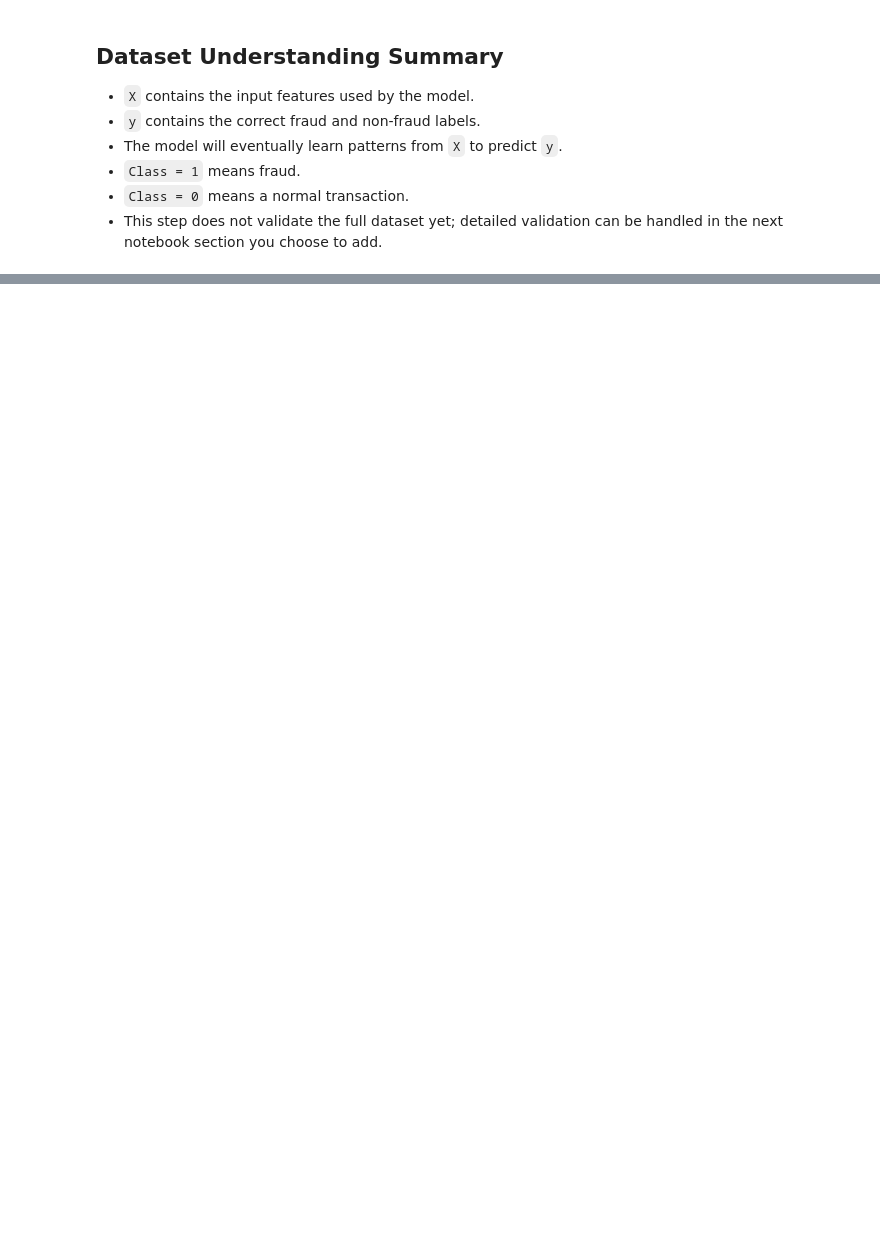
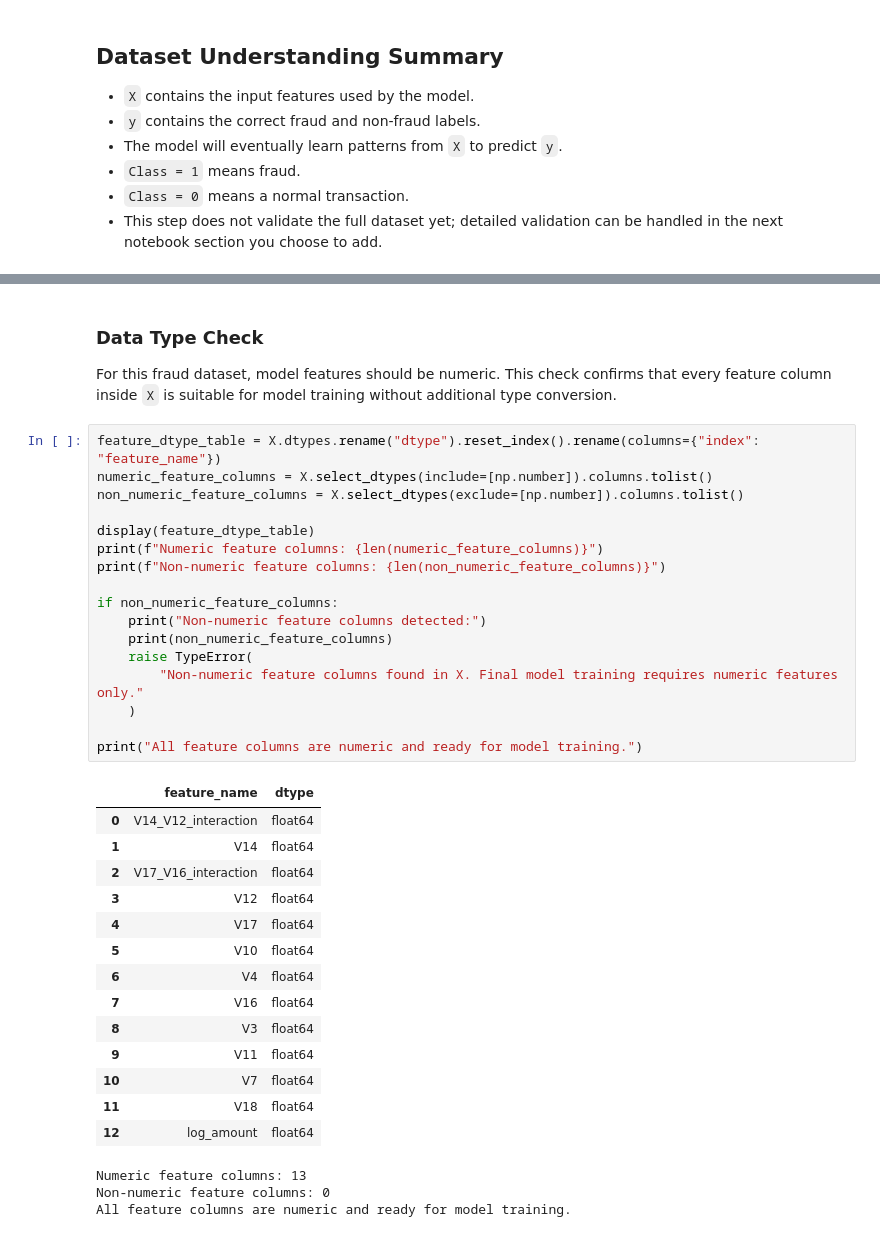
Before and after one commit to mmubashir95/Credit-Card-Fraud-Detection, a Jupyter notebook: notebooks/17_final_model_training.ipynb, the cells around one changed output, grey strips where cells are left out. Saved outputs shown, nothing was run; the diff lists cells and outputs as text; blank space fills up the shorter version.

```diff
--- a/notebooks/17_final_model_training.ipynb
+++ b/notebooks/17_final_model_training.ipynb
@@ -200,0 +341,39 @@ print(y.value_counts())
+# %% [markdown]
+### Data Type Check
+
+For this fraud dataset, model features should be numeric. This check confirms that every feature column inside `X` is suitable for model training without additional type conversion.
+# %%
+feature_dtype_table = X.dtypes.rename("dtype").reset_index().rename(columns={"index": "feature_name"})
+numeric_feature_columns = X.select_dtypes(include=[np.number]).columns.tolist()
+non_numeric_feature_columns = X.select_dtypes(exclude=[np.number]).columns.tolist()
+
+display(feature_dtype_table)
+print(f"Numeric feature columns: {len(numeric_feature_columns)}")
+print(f"Non-numeric feature columns: {len(non_numeric_feature_columns)}")
+
+if non_numeric_feature_columns:
+    print("Non-numeric feature columns detected:")
+    print(non_numeric_feature_columns)
+    raise TypeError(
+        "Non-numeric feature columns found in X. Final model training requires numeric features only."
+    )
+
+print("All feature columns are numeric and ready for model training.")
+# %% [output]
+|  | feature_name | dtype |
+| 0 | V14_V12_interaction | float64 |
+| 1 | V14 | float64 |
+| 2 | V17_V16_interaction | float64 |
+| 3 | V12 | float64 |
+| 4 | V17 | float64 |
+| 5 | V10 | float64 |
+| 6 | V4 | float64 |
+| 7 | V16 | float64 |
+| 8 | V3 | float64 |
+| 9 | V11 | float64 |
+| 10 | V7 | float64 |
+| 11 | V18 | float64 |
+| 12 | log_amount | float64 |
+Numeric feature columns: 13
+Non-numeric feature columns: 0
+All feature columns are numeric and ready for model training.
```
Also changed, not shown: parts of 18 cells of this notebook.
